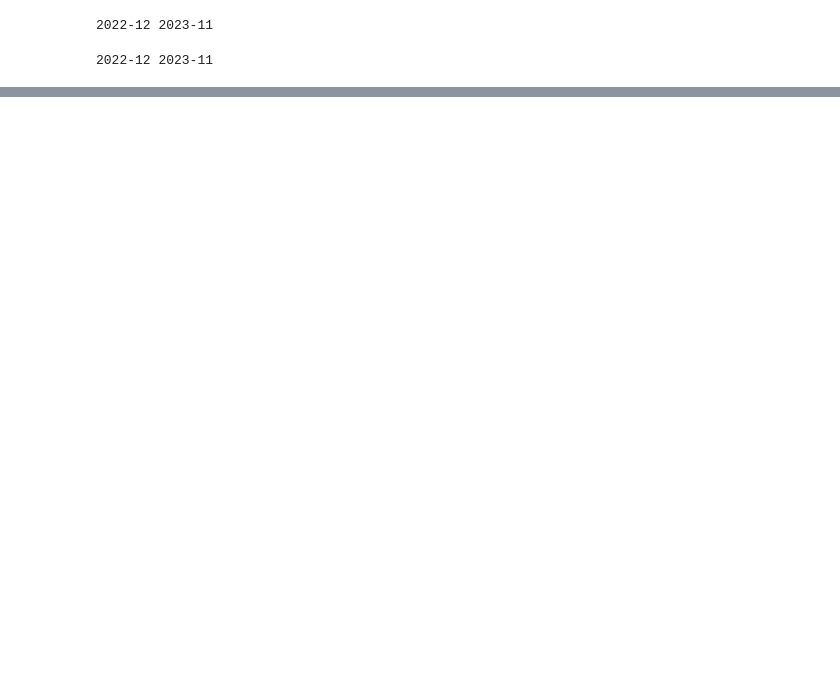
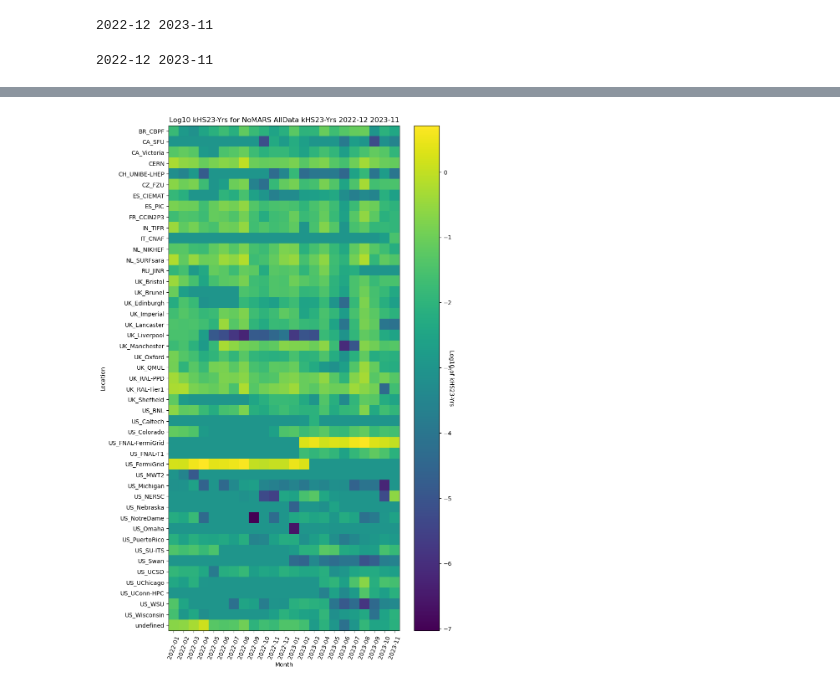
Before and after one commit to DUNE/CCB-data, a Jupyter notebook: usage/monthly.ipynb, the cells around one changed output, grey strips where cells are left out. Saved outputs shown, nothing was run; the diff lists cells and outputs as text; code cells hidden in the pictures; blank space fills up the shorter version.

```diff
--- a/usage/monthly.ipynb
+++ b/usage/monthly.ipynb
@@ -435,0 +448,5 @@ plotme(BySite["NoMARS"],outunits,tag=plttag)
+# %%
+plttag = "%s_%s_%s_%s_%s"%(type,"AllData",outunits,lowdate,highdate)
+plotme(Data["NoMARS"],outunits,tag=plttag)
+# %% [output]
+[figure, added]
```
Also changed, not shown: parts of 10 cells of this notebook, 11 other files.
